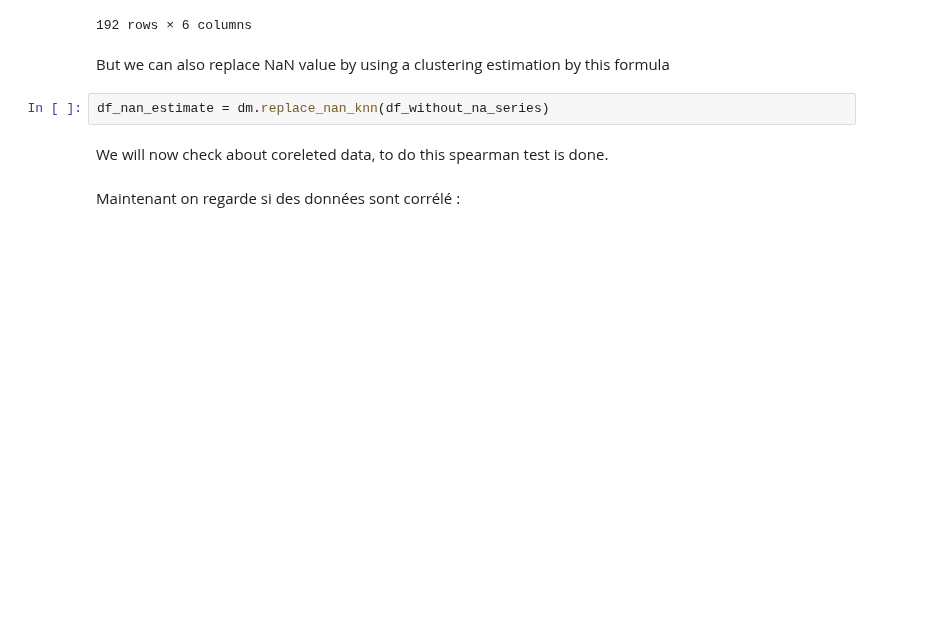
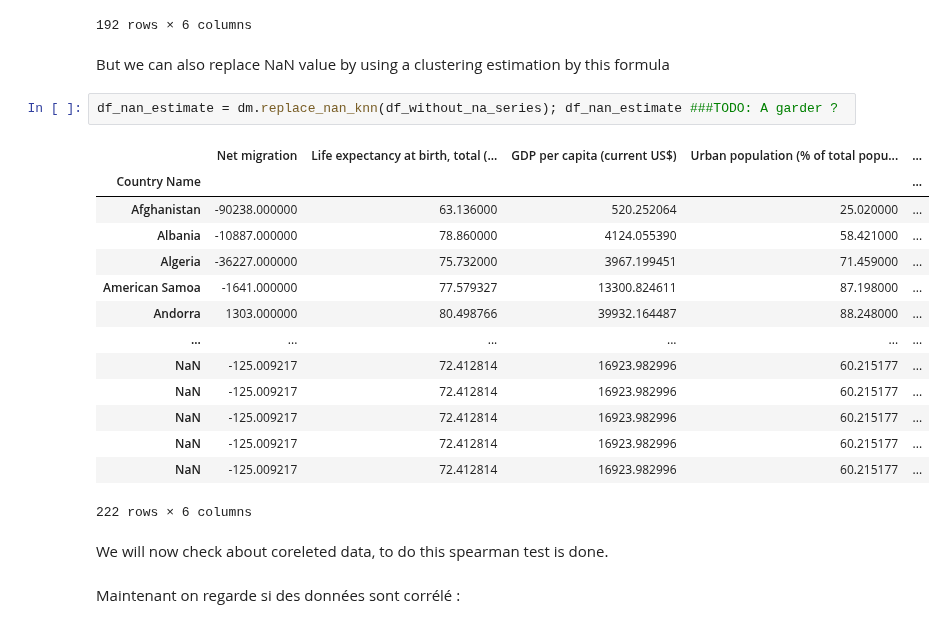
Before and after one commit to f2ire/IA_project, a Jupyter notebook: report1.ipynb, the cells around one changed output. Saved outputs shown, nothing was run; the diff lists cells and outputs as text; blank space fills up the shorter version.

```diff
--- a/report1.ipynb
+++ b/report1.ipynb
@@ -89,7 +89,22 @@ df_without_na_country = dm.del_many_na_country(df_without_na_series, df_nb_nan_s
 # %% [markdown]
 But we can also replace NaN value by using a clustering estimation by this formula
 # %%
-df_nan_estimate = dm.replace_nan_knn(df_without_na_series)
+df_nan_estimate = dm.replace_nan_knn(df_without_na_series); df_nan_estimate ###TODO: A garder ?
+# %% [output]
+|  | Net migration | Life expectancy at birth, total (... | GDP per capita (current US$) | Urban population (% of total popu... | ... |
+| Country Name |  |  |  |  | ... |
+| Afghanistan | -90238.000000 | 63.136000 | 520.252064 | 25.020000 | ... |
+| Albania | -10887.000000 | 78.860000 | 4124.055390 | 58.421000 | ... |
+| Algeria | -36227.000000 | 75.732000 | 3967.199451 | 71.459000 | ... |
+| American Samoa | -1641.000000 | 77.579327 | 13300.824611 | 87.198000 | ... |
+| Andorra | 1303.000000 | 80.498766 | 39932.164487 | 88.248000 | ... |
+| ... | ... | ... | ... | ... | ... |
+| NaN | -125.009217 | 72.412814 | 16923.982996 | 60.215177 | ... |
+| NaN | -125.009217 | 72.412814 | 16923.982996 | 60.215177 | ... |
+| NaN | -125.009217 | 72.412814 | 16923.982996 | 60.215177 | ... |
+| NaN | -125.009217 | 72.412814 | 16923.982996 | 60.215177 | ... |
+| NaN | -125.009217 | 72.412814 | 16923.982996 | 60.215177 | ... |
+222 rows × 6 columns
 # %% [markdown]
 We will now check about coreleted data, to do this spearman test is done.
 # %% [markdown]
```
Also changed, not shown: parts of 13 cells of this notebook, 4 other files.
